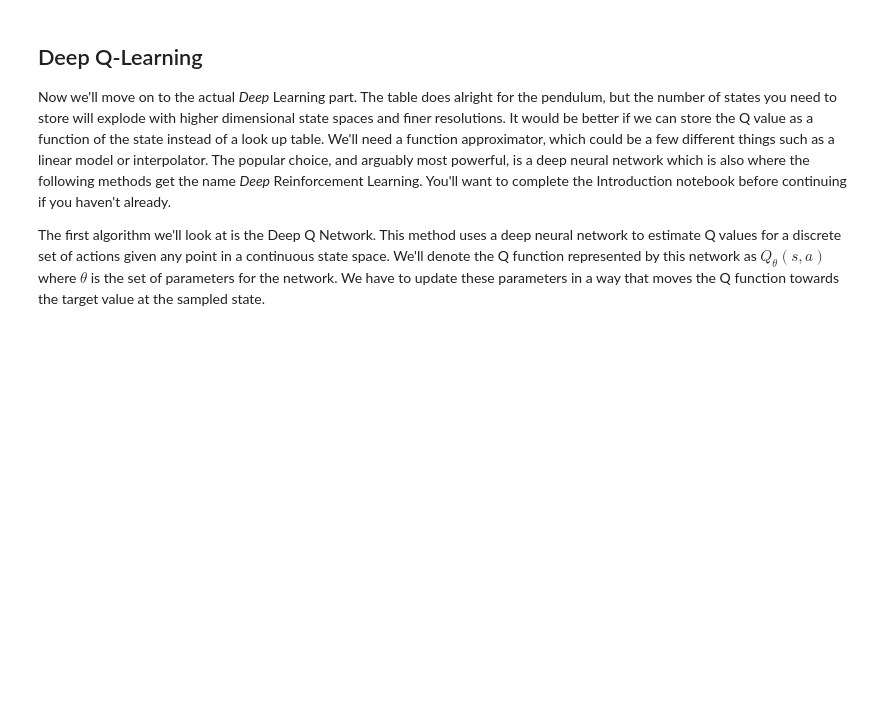
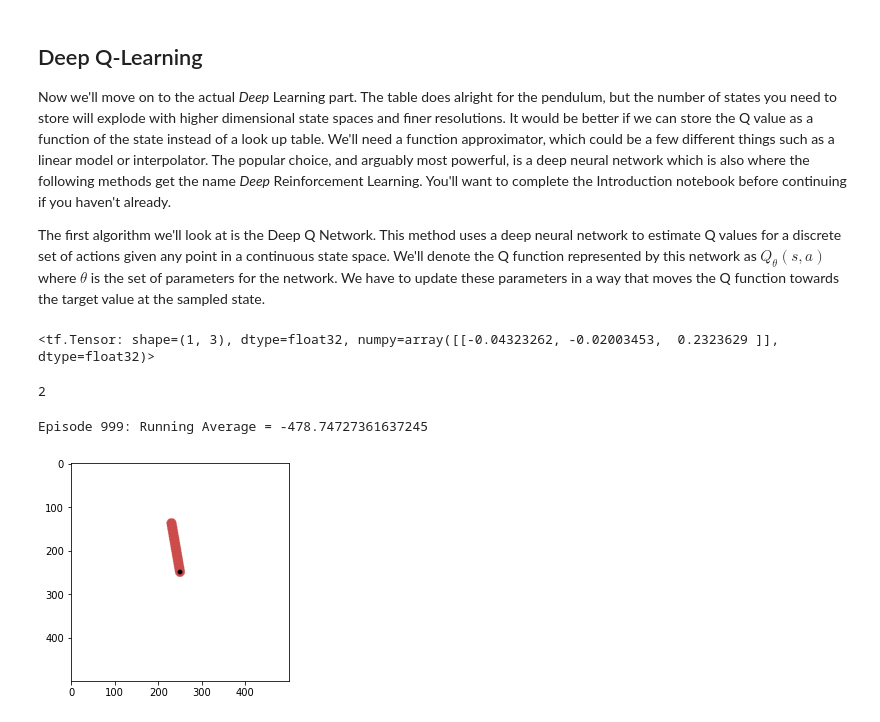
Before and after one commit to zgoddard3/machine-learning-tutorials, a Jupyter notebook: Reinforcement Learning Part 1.ipynb, the cells around one changed output. Drawn from its saved outputs; the diff is of its cells as text; code cells hidden in the pictures; blank space fills up the shorter version.

```diff
--- a/Reinforcement Learning Part 1.ipynb
+++ b/Reinforcement Learning Part 1.ipynb
@@ -176,0 +219,54 @@ The first algorithm we'll look at is the Deep Q Network. This method uses a deep
+# %%
+model = QNetwork(3)
+agent = QAgent(model)
+# %%
+model(np.expand_dims(env.reset(), 0))
+# %% [output]
+<tf.Tensor: shape=(1, 3), dtype=float32, numpy=array([[-0.04323262, -0.02003453,  0.2323629 ]], dtype=float32)>
+# %%
+agent.action(np.expand_dims(env.reset(), 0))
+# %% [output]
+2
+# %%
+returns = []
+for i in range(1000):
+    obs = env.reset()
+    obs = np.expand_dims(obs, 0)
+    total_return = 0
+    done = False
+    while not done:
+
+        if np.random.rand() > .2:
+            action = agent.action(obs)
+        else:
+            action = np.random.randint(3)
+        next_obs, reward, done, _ = env.step(action_map(action))
+        next_obs = np.expand_dims(next_obs, 0)
+
+        experience = obs, action, reward, next_obs, done
+        agent.train(experience)
+
+        obs = next_obs
+        total_return += reward
+
+    returns.append(total_return)
+    if len(returns) > 100:
+        returns.pop(0)
+    print("Episode {}: Running Average = {}".format(i, sum(returns)/len(returns)), flush=True, end='\r')
+# %% [output]
+Episode 999: Running Average = -478.74727361637245
+# %%
+obs = env.reset()
+img = plt.imshow(env.render(mode='rgb_array'))
+done = False
+while not done:
+    obs = np.expand_dims(obs, 0)
+    action = agent.action(obs)
+    obs, reward, done, _ = env.step(action_map(action))
+
+    img.set_data(env.render(mode='rgb_array'))
+    display.display(plt.gcf())
+    display.clear_output(wait=True)
+env.close()
+# %% [output]
+[figure, added]
```
Also changed, not shown: parts of 12 cells of this notebook.
